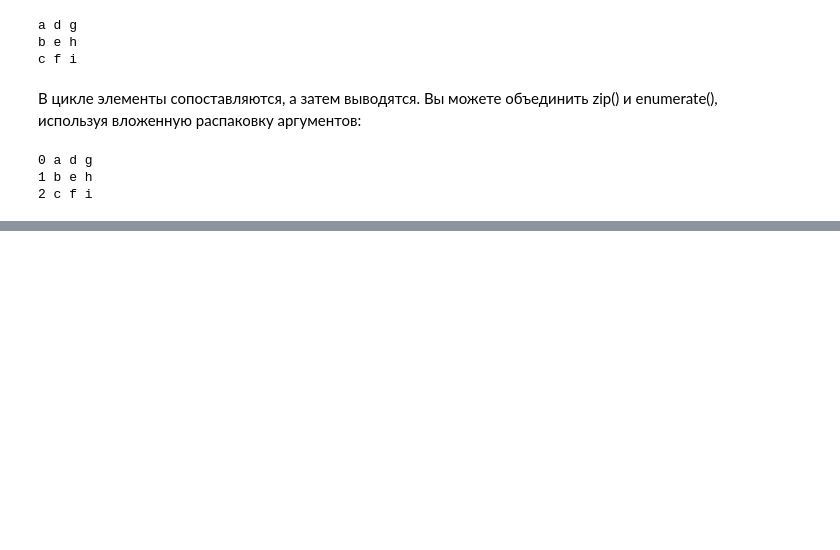
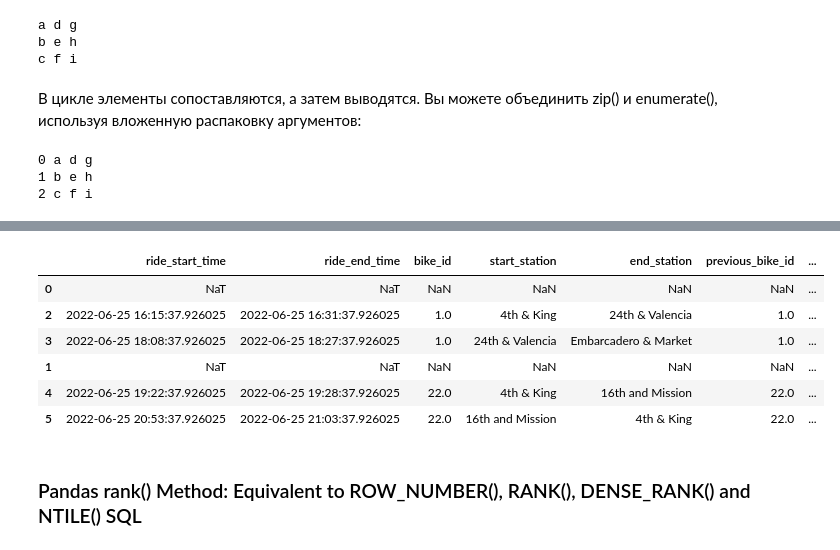
Before and after one commit to T-art-coder/Python-notebooks, a Jupyter notebook: Handy_Python_Notes.ipynb, the cells around one changed output, grey strips where cells are left out. Drawn from its saved outputs; the diff is of its cells as text; code cells hidden in the pictures; blank space fills up the shorter version.

```diff
--- a/Handy_Python_Notes.ipynb
+++ b/Handy_Python_Notes.ipynb
@@ -596,0 +761,10 @@ for count, (one, two, three) in enumerate(zip(first, second, third)):
+# %%
+data = {'ride_start_time': ride_start_times,
+        'ride_end_time':  ride_end_times,
+        'bike_id': [1, 22, 1, 1, 22, 22],
+        'start_station': ["21st & Folsom", "21st & Folsom", "4th & King", "24th & Valencia", "4th & King",  "16th and Mission"],
+        'end_station':  ["4th & King", "4th & King", "24th & Valencia", "Embarcadero & Market",  "16th and Mission", "4th & King"]
+       }
+df_bike_sharing = pd.DataFrame(data)
+
+df_bike_sharing.head()
@@ -596,0 +778,4 @@ for count, (one, two, three) in enumerate(zip(first, second, third)):
+# %%
+df_bike_sharing.sort_values(by = ['bike_id', 'ride_start_time'], inplace = True)
+
+df_bike_sharing
@@ -596,0 +790,4 @@ for count, (one, two, three) in enumerate(zip(first, second, third)):
+# %%
+df_bike_sharing['previous_bike_id'] = df_bike_sharing['bike_id'].shift(periods = 1)
+
+df_bike_sharing
@@ -596,0 +802,14 @@ for count, (one, two, three) in enumerate(zip(first, second, third)):
+# %%
+df_bike_sharing['previous_ride_end_time'] = df_bike_sharing['ride_end_time'].shift(periods=1)
+# %%
+df_bike_sharing.where(df_bike_sharing['bike_id'] == df_bike_sharing['previous_bike_id'])
+# %% [output]
+|  | ride_start_time | ride_end_time | bike_id | start_station | end_station | previous_bike_id | ... |
+| 0 | NaT | NaT | NaN | NaN | NaN | NaN | ... |
+| 2 | 2022-06-25 16:15:37.926025 | 2022-06-25 16:31:37.926025 | 1.0 | 4th & King | 24th & Valencia | 1.0 | ... |
+| 3 | 2022-06-25 18:08:37.926025 | 2022-06-25 18:27:37.926025 | 1.0 | 24th & Valencia | Embarcadero & Market | 1.0 | ... |
+| 1 | NaT | NaT | NaN | NaN | NaN | NaN | ... |
+| 4 | 2022-06-25 19:22:37.926025 | 2022-06-25 19:28:37.926025 | 22.0 | 4th & King | 16th and Mission | 22.0 | ... |
+| 5 | 2022-06-25 20:53:37.926025 | 2022-06-25 21:03:37.926025 | 22.0 | 16th and Mission | 4th & King | 22.0 | ... |
+# %% [markdown]
+### Pandas rank() Method: Equivalent to ROW_NUMBER(), RANK(), DENSE_RANK() and NTILE() SQL
```
Also changed, not shown: parts of 39 cells of this notebook.
